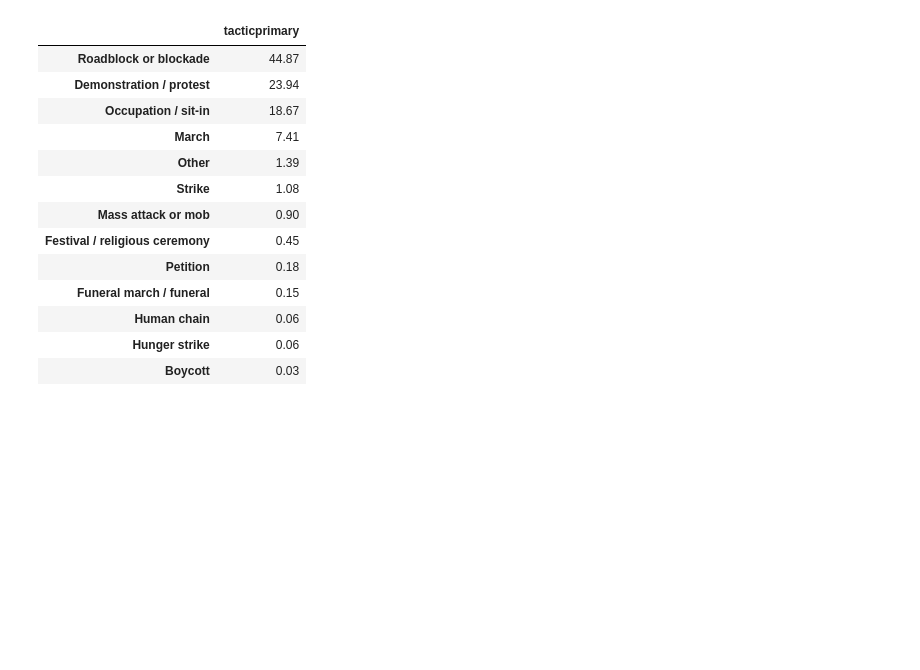
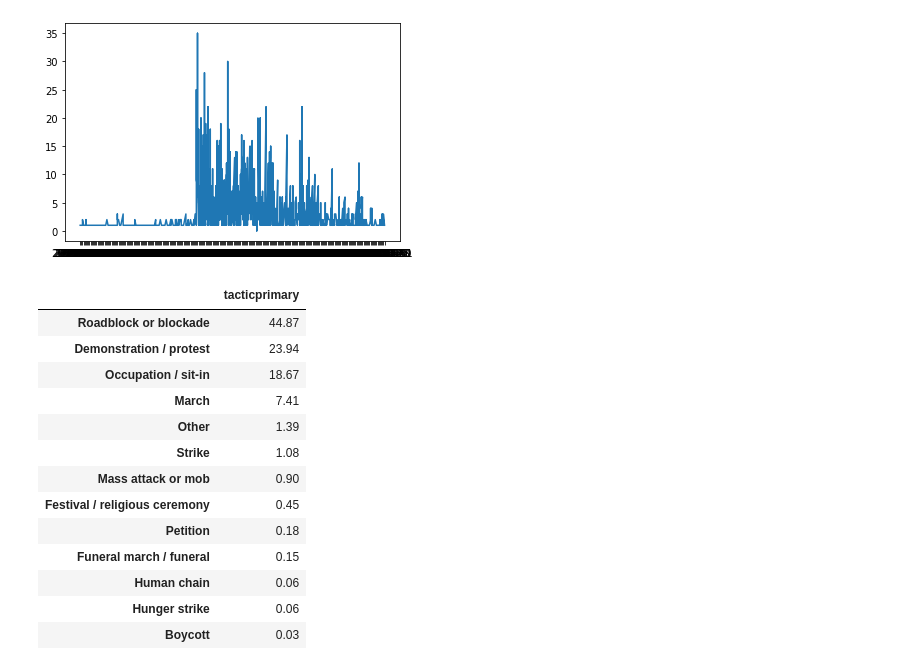
Before and after one commit to NoahDarwich/Leb_analysis, a Jupyter notebook: Notebooks/leb_analysis.ipynb, the cells around one changed output. Saved outputs shown, nothing was run; the diff lists cells and outputs as text; code cells hidden in the pictures; blank space fills up the shorter version.

```diff
--- a/Notebooks/leb_analysis.ipynb
+++ b/Notebooks/leb_analysis.ipynb
@@ -109,0 +26,3 @@ Name: tacticprimary, dtype: int64
+# %%
+df1_grouped = df.groupby(['Startdate', 'governorate'])['narrative'].count().reset_index()
+df1_grouped
@@ -110,3 +43,8 @@ Name: tacticprimary, dtype: int64
+# %%
+plt.plot(df1_grouped['Startdate'].to_numpy(), df1_grouped['narrative'].to_numpy())
+plt.show()
+# %% [output]
+[figure, added]
 # %%
 pd.DataFrame(round(df.tacticprimary.value_counts()/len(df.tacticprimary)*100, 2))
 # %% [output]
```
Also changed, not shown: parts of 10 cells of this notebook.
